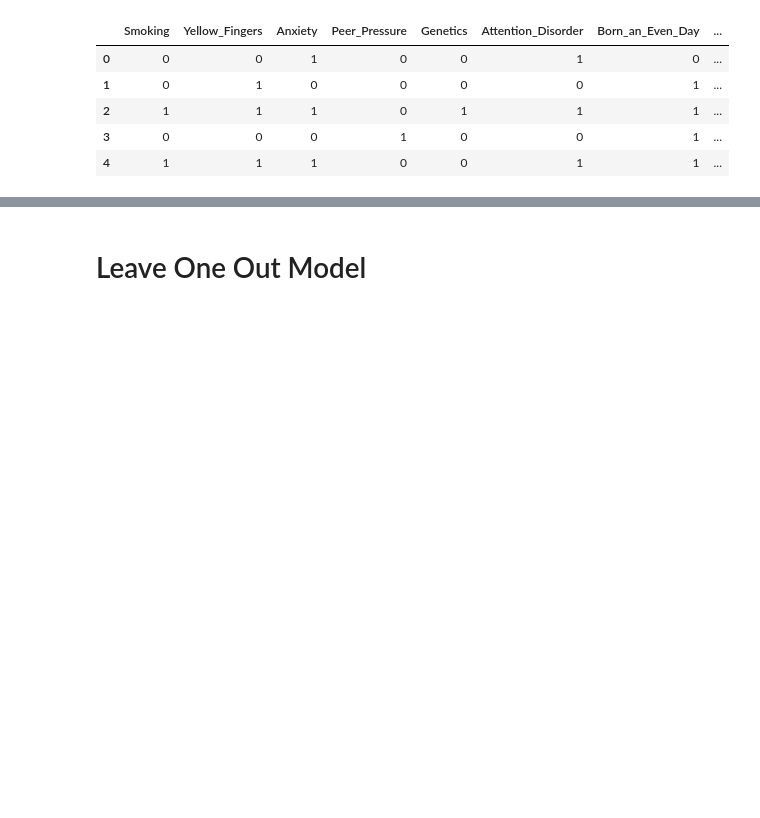
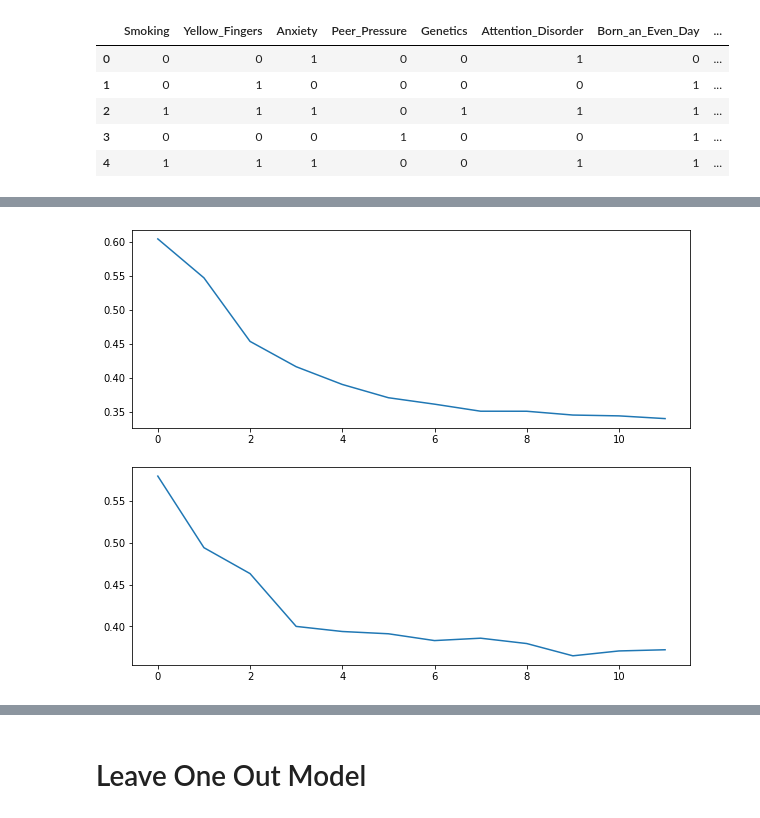
Before and after one commit to jvrana/deep-learning-guides, a Jupyter notebook: notebooks/annotated_universal_graph_transformer/causes_of_lung_cancer/causes_of_lung_cancer.ipynb, the cells around one changed output, grey strips where cells are left out. Drawn from its saved outputs; the diff is of its cells as text; code cells hidden in the pictures; blank space fills up the shorter version.

Commit message:
causal inference for bayesian lung cancer data

```diff
--- a/notebooks/annotated_universal_graph_transformer/causes_of_lung_cancer/causes_of_lung_cancer.ipynb
+++ b/notebooks/annotated_universal_graph_transformer/causes_of_lung_cancer/causes_of_lung_cancer.ipynb
@@ -6,7 +6,6 @@ from torch import nn
 
 
 def get_complete_edges(g):
-    """List complete edges of a dgl graph"""
     def leading_zero(x):
         yield torch.zeros_like(x[0])
         yield from x
@@ -41,6 +42,3 @@ df.head()
 | 2 | 1 | 1 | 1 | 0 | 1 | 1 | 1 | ... |
 | 3 | 0 | 0 | 0 | 1 | 0 | 0 | 1 | ... |
 | 4 | 1 | 1 | 1 | 0 | 0 | 1 | 1 | ... |
-# %%
-for _, row in df.iterrows():
-    ...
@@ -271,0 +326,84 @@ torch.Size([23])
+# %%
+from tqdm.auto import tqdm
+from IPython import display
+
+
+LeaveOneOut = Compose(
+    ToDGLFullyConnected(list(df.columns), feature_key='x', target_key='y'),
+    CloneNodeData('y', 'y_hat'),
+    MaskNodeData(-1, key='y', mask_key='mask', mask_value=-1)
+)
+dataset = PdDataset(df=df, transforms=LeaveOneOut)
+dataset = CachedDataset(dataset)
+train_dataset, eval_dataset = dataset.split(0.8, 0.2)
+datasets = {
+    'train': train_dataset,
+    'eval': eval_dataset,
+    'full': dataset
+}
+
+loaders = {
+    'train': DataLoader(datasets['train'], batch_size=32, collate_fn=dgl.batch, shuffle=True),
+    'eval': DataLoader(datasets['eval'], batch_size=len(datasets['eval']), collate_fn=dgl.batch)
+}
+
+net = Network(d_model=len(df.columns)*2, h=32, n_heads=4, dropout=0.2)
+optim = torch.optim.AdamW(net.parameters(), lr=1e-3)
+lossfn = torch.nn.BCELoss()
+
+
+def compute_loss(net, g):
+    m = g.ndata['mask']
+    y_arr = net(g, g.ndata['x'], g.ndata['y'])
+    y_hat = g.ndata['y_hat']
+    losses = []
+    for y in y_arr:
+        losses.append(lossfn(y[m], y_hat[m]))
+    loss = torch.stack(losses)
+    return loss.mean()
+
+def compute_train_loss(net, g):
+    net.train()
+    return compute_loss(net, g)
+
+def compute_eval_loss(net, g):
+    net.eval()
+    with torch.no_grad():
+        return compute_loss(net, g)
+
+n_epochs = 100
+train_losses = []
+eval_losses = []
+for epoch in tqdm(range(n_epochs)):
+
+    # train
+    epoch_train_loss = []
+    for g in loaders['train']:
+        train_loss = compute_train_loss(net, g)
+        optim.zero_grad()
+        train_loss.backward()
+        optim.step()
+        epoch_train_loss.append(train_loss.detach().item())
+    epoch_train_loss = torch.tensor(epoch_train_loss)
+    train_losses.append((epoch, epoch_train_loss.mean()))
+
+    # evaluate
+    if epoch % 1 == 0:
+        epoch_eval_loss = []
+        for g in loaders['eval']:
+            eval_loss = compute_eval_loss(net, g)
+            epoch_eval_loss.append(eval_loss.detach().item())
+        epoch_eval_loss = torch.tensor(epoch_eval_loss)
+        eval_losses.append((epoch, epoch_eval_loss.mean()))
+
+    # plot
+    display.clear_output(wait=True)
+    fig, axes = plt.subplots(2, 1, figsize=(10, 8))
+    epoch, loss = zip(*train_losses)
+    axes[0].plot(epoch, loss)
+
+    epoch, loss = zip(*eval_losses)
+    axes[1].plot(epoch, loss)
+    plt.show()
+# %% [output]
+[figure, added]
```
Also changed, not shown: parts of 15 cells of this notebook.
